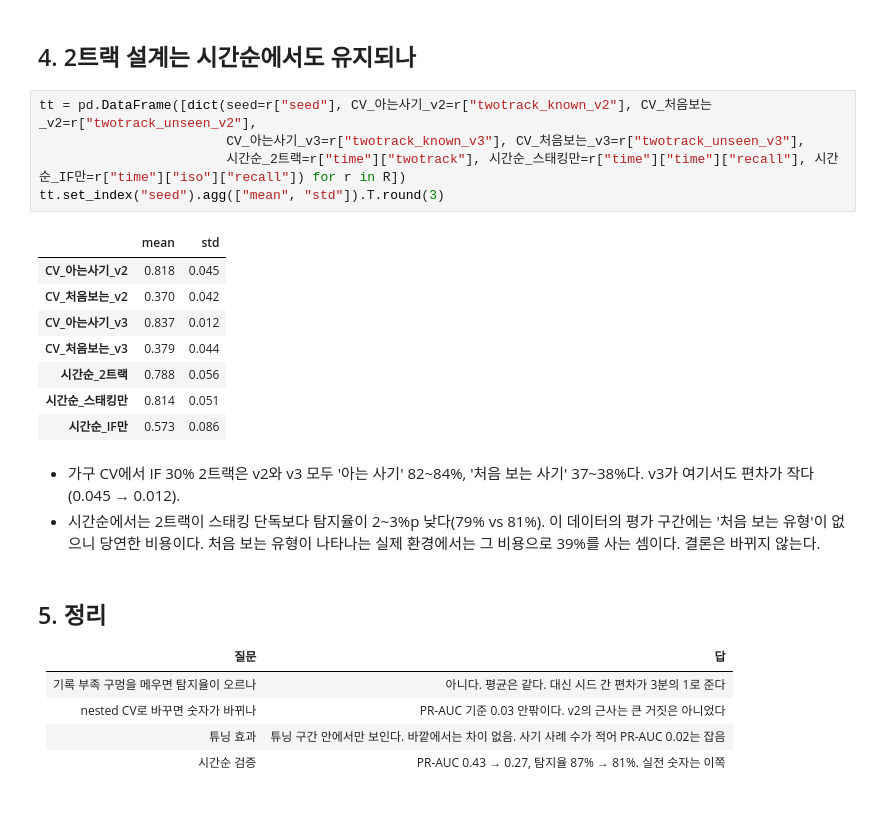
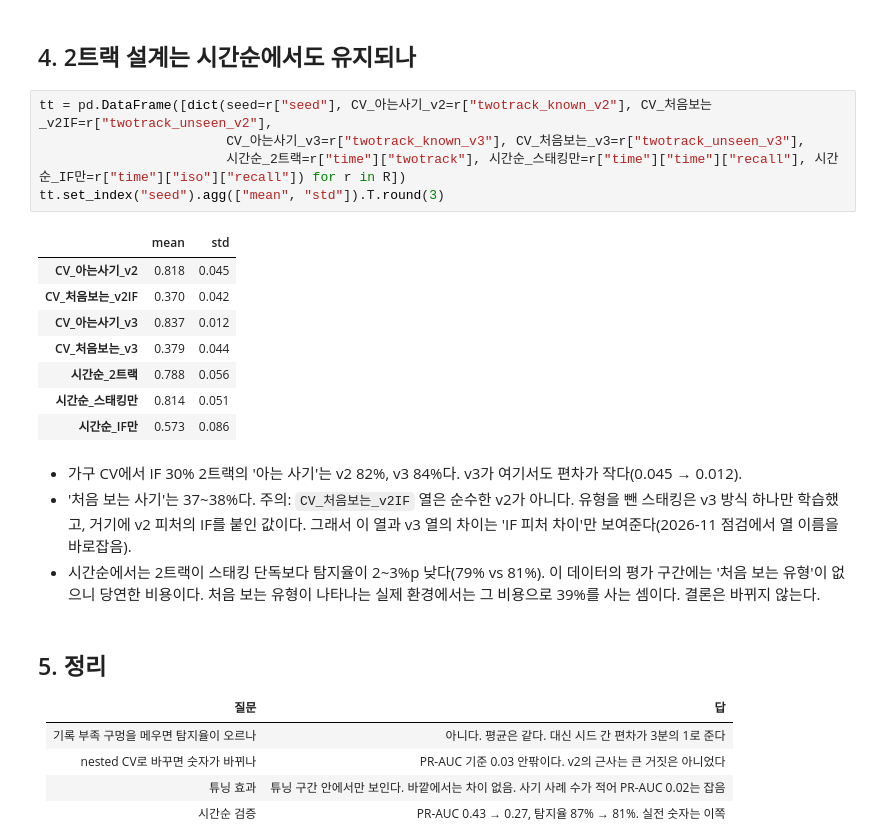
Before and after one commit to minyoungkang1227/gyeot-fraud-detection, a Jupyter notebook: notebooks/gyeot_fraud_detection_v3.ipynb, the cells around one changed output. Drawn from its saved outputs; the diff is of its cells as text; blank space fills up the shorter version.

```diff
--- a/notebooks/gyeot_fraud_detection_v3.ipynb
+++ b/notebooks/gyeot_fraud_detection_v3.ipynb
@@ -167,21 +167,22 @@ t
 # %% [markdown]
 ## 4. 2트랙 설계는 시간순에서도 유지되나
 # %%
-tt = pd.DataFrame([dict(seed=r["seed"], CV_아는사기_v2=r["twotrack_known_v2"], CV_처음보는_v2=r["twotrack_unseen_v2"],
+tt = pd.DataFrame([dict(seed=r["seed"], CV_아는사기_v2=r["twotrack_known_v2"], CV_처음보는_v2IF=r["twotrack_unseen_v2"],
                         CV_아는사기_v3=r["twotrack_known_v3"], CV_처음보는_v3=r["twotrack_unseen_v3"],
                         시간순_2트랙=r["time"]["twotrack"], 시간순_스태킹만=r["time"]["time"]["recall"], 시간순_IF만=r["time"]["iso"]["recall"]) for r in R])
 tt.set_index("seed").agg(["mean", "std"]).T.round(3)
 # %% [output]
 |  | mean | std |
 | CV_아는사기_v2 | 0.818 | 0.045 |
-| CV_처음보는_v2 | 0.370 | 0.042 |
+| CV_처음보는_v2IF | 0.370 | 0.042 |
 | CV_아는사기_v3 | 0.837 | 0.012 |
 | CV_처음보는_v3 | 0.379 | 0.044 |
 | 시간순_2트랙 | 0.788 | 0.056 |
 | 시간순_스태킹만 | 0.814 | 0.051 |
 | 시간순_IF만 | 0.573 | 0.086 |
 # %% [markdown]
-- 가구 CV에서 IF 30% 2트랙은 v2와 v3 모두 '아는 사기' 82~84%, '처음 보는 사기' 37~38%다. v3가 여기서도 편차가 작다(0.045 → 0.012).
+- 가구 CV에서 IF 30% 2트랙의 '아는 사기'는 v2 82%, v3 84%다. v3가 여기서도 편차가 작다(0.045 → 0.012).
+- '처음 보는 사기'는 37~38%다. 주의: `CV_처음보는_v2IF` 열은 순수한 v2가 아니다. 유형을 뺀 스태킹은 v3 방식 하나만 학습했고, 거기에 v2 피처의 IF를 붙인 값이다. 그래서 이 열과 v3 열의 차이는 'IF 피처 차이'만 보여준다(2026-11 점검에서 열 이름을 바로잡음).
 - 시간순에서는 2트랙이 스태킹 단독보다 탐지율이 2~3%p 낮다(79% vs 81%). 이 데이터의 평가 구간에는 '처음 보는 유형'이 없으니 당연한 비용이다. 처음 보는 유형이 나타나는 실제 환경에서는 그 비용으로 39%를 사는 셈이다. 결론은 바뀌지 않는다.
 # %% [markdown]
 ## 5. 정리
```
Also changed, not shown: 19 other files.
